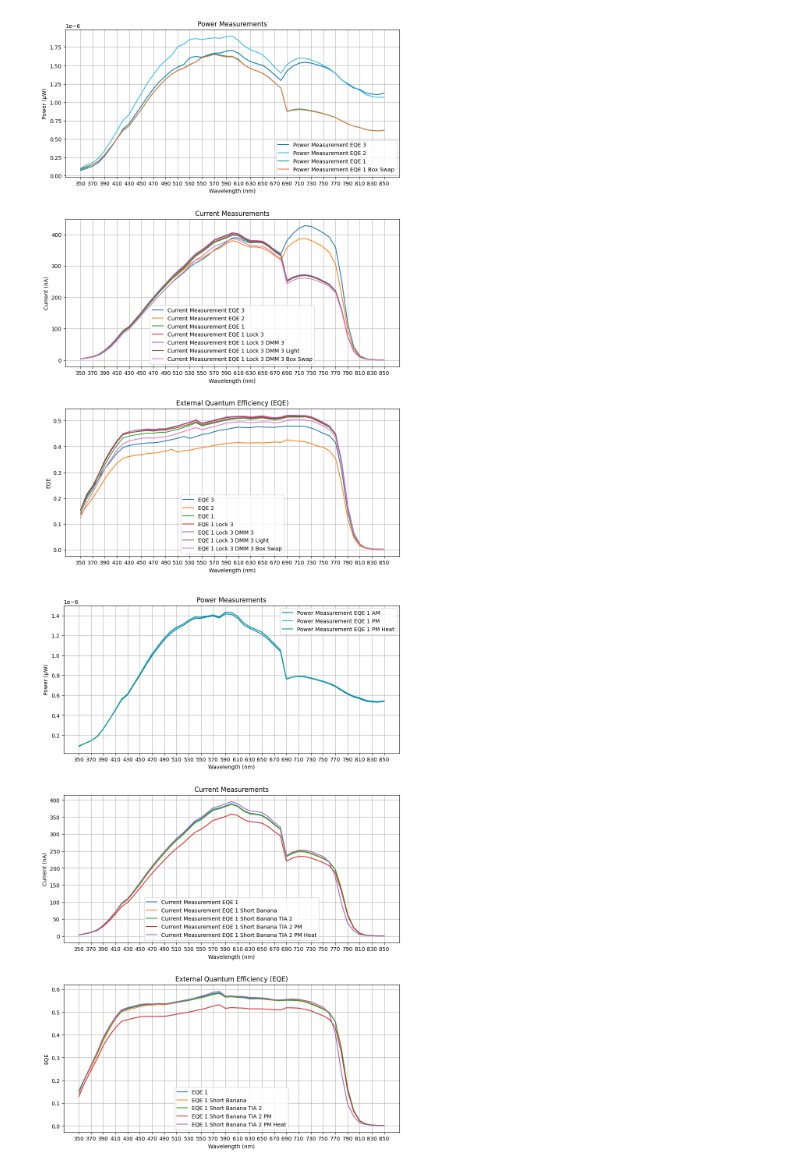
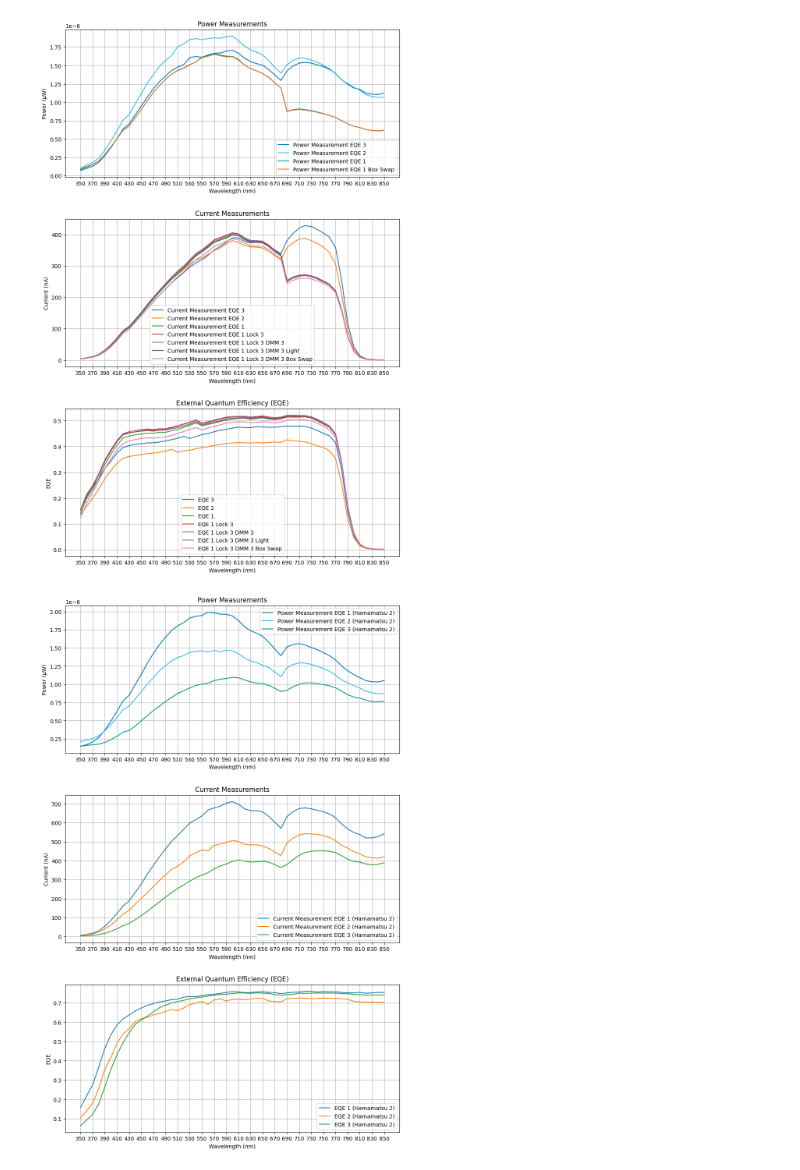
Before and after one commit to UCBoulder/PHYS-2150, a Jupyter notebook: eqe/scratch.ipynb, the cells around one changed output. Saved outputs shown, nothing was run; the diff lists cells and outputs as text; code cells hidden in the pictures.

```diff
--- a/eqe/scratch.ipynb
+++ b/eqe/scratch.ipynb
@@ -205,9 +205,10 @@ e = 1.602176634e-19  # Elementary charge (Coulombs)
 
 # List of power data files
 power_files = [
-    'c:/Users/krist/Documents/GitHub/PHYS-2150/eqe/data/20240920/eqe1-030-p3-pm1.csv',
-    'c:/Users/krist/Documents/GitHub/PHYS-2150/eqe/data/20240920/eqe1-030-p3-pm2-pm.csv',
-    'c:/Users/krist/Documents/GitHub/PHYS-2150/eqe/data/20240920/eqe1-030-p3-pm3-pm-heat-2.csv']
+    'c:/Users/krist/Documents/GitHub/PHYS-2150/eqe/data/20241003/hama/eqe1-hama2-pm1.csv',
+    'c:/Users/krist/Documents/GitHub/PHYS-2150/eqe/data/20241003/hama/eqe2-hama2-pm1.csv',
+    'c:/Users/krist/Documents/GitHub/PHYS-2150/eqe/data/20241003/hama/eqe3-hama2-pm1.csv'
+]
 
 # Read the power data from the CSV files
 power_data_dict = {f'power_{i+1}': pd.read_csv(file) for i, file in enumerate(power_files)}
@@ -216,11 +217,9 @@ power_data_dict = {f'power_{i+1}': pd.read_csv(file) for i, file in enumerate(po
 current_files = [
     #('c:/Users/krist/Documents/GitHub/PHYS-2150/eqe/data/20240918/eqe1-030-p3-cm1-jack.csv', 'power_1'),
     #('c:/Users/krist/Documents/GitHub/PHYS-2150/eqe/data/20240918/eqe2-030-p3-cm2-jack.csv', 'power_1'),
-    ('c:/Users/krist/Documents/GitHub/PHYS-2150/eqe/data/20240920/eqe1-030-p3-cm1.csv', 'power_1'),
-    ('c:/Users/krist/Documents/GitHub/PHYS-2150/eqe/data/20240920/eqe1-030-p3-cm2-short-banana.csv', 'power_1'),
-    ('c:/Users/krist/Documents/GitHub/PHYS-2150/eqe/data/20240920/eqe1-030-p3-cm2-short-banana-tia2.csv', 'power_1'),
-    ('c:/Users/krist/Documents/GitHub/PHYS-2150/eqe/data/20240920/eqe1-030-p3-cm3-short-banana-tia2-pm.csv', 'power_2'),
-    ('c:/Users/krist/Documents/GitHub/PHYS-2150/eqe/data/20240920/eqe1-030-p3-cm4-short-banana-tia2-pm-heat.csv', 'power_3')
+    ('c:/Users/krist/Documents/GitHub/PHYS-2150/eqe/data/20241003/hama/eqe1-hama2-cm1.csv', 'power_1'),
+    ('c:/Users/krist/Documents/GitHub/PHYS-2150/eqe/data/20241003/hama/eqe2-hama2-cm1.csv', 'power_2'),
+    ('c:/Users/krist/Documents/GitHub/PHYS-2150/eqe/data/20241003/hama/eqe3-hama2-cm1.csv', 'power_3')
     # ('c:/Users/krist/Documents/GitHub/PHYS-2150/eqe/data/20240919/eqe1-030-p3-cm1-jack.csv', 'power_3'),
     # ('c:/Users/krist/Documents/GitHub/PHYS-2150/eqe/data/20240919/eqe1-030-p3-cm2-jack-lock3.csv', 'power_3'),
     # ('c:/Users/krist/Documents/GitHub/PHYS-2150/eqe/data/20240919/eqe1-030-p3-cm2-jack-lock3-dmm3.csv', 'power_3'),
@@ -234,27 +233,23 @@ colors = ['#0077BB', '#33BBEE', '#009988', '#EE7733', '#CC3311']
 
 # Labels for the power curves
 power_labels = [
-    'Power Measurement EQE 1 AM',
-    'Power Measurement EQE 1 PM',
-    'Power Measurement EQE 1 PM Heat'
+    'Power Measurement EQE 1 (Hamamatsu 2)',
+    'Power Measurement EQE 2 (Hamamatsu 2)',
+    'Power Measurement EQE 3 (Hamamatsu 2)'
 ]
 
 # Labels for the current curves
 current_labels = [
-    'Current Measurement EQE 1',
-    'Current Measurement EQE 1 Short Banana',
-    'Current Measurement EQE 1 Short Banana TIA 2',
-    'Current Measurement EQE 1 Short Banana TIA 2 PM',
-    'Current Measurement EQE 1 Short Banana TIA 2 PM Heat'
+    'Current Measurement EQE 1 (Hamamatsu 2)',
+    'Current Measurement EQE 2 (Hamamatsu 2)',
+    'Current Measurement EQE 3 (Hamamatsu 2)'
 ]
 ''
 # Labels for the EQE curves
 eqe_labels = [
-    'EQE 1',
-    'EQE 1 Short Banana',
-    'EQE 1 Short Banana TIA 2',
-    'EQE 1 Short Banana TIA 2 PM',
-    'EQE 1 Short Banana TIA 2 PM Heat'
+    'EQE 1 (Hamamatsu 2)',
+    'EQE 2 (Hamamatsu 2)',
+    'EQE 3 (Hamamatsu 2)'
 ]
 
 # Plot the results
@@ -283,31 +278,31 @@ for i, (current_file, power_key) in enumerate(current_files):
     eqe = (current_data['Current (A)'] / power_data['Power (W)']) * (h * c / (e * wavelength_meters))
 
     # Plot Current Measurements
     axs[1].plot(current_data['Wavelength (nm)'], current_data['Current (A)'] * 1e9, label=current_labels[i % len(current_labels)])
 
     # Plot EQE
     axs[2].plot(current_data['Wavelength (nm)'], eqe, label=eqe_labels[i % len(eqe_labels)])
 
 # Set titles and labels for Current Measurements plot
 axs[1].set_title('Current Measurements')
 axs[1].set_xlabel('Wavelength (nm)')
 axs[1].set_ylabel('Current (nA)')
 axs[1].legend()
 axs[1].grid(True)
 axs[1].set_xticks(np.arange(min(current_data['Wavelength (nm)']), max(current_data['Wavelength (nm)']) + 1, 20))
 
 # Set titles and labels for EQE plot
 axs[2].set_title('External Quantum Efficiency (EQE)')
 axs[2].set_xlabel('Wavelength (nm)')
 axs[2].set_ylabel('EQE')
 axs[2].legend()
 axs[2].grid(True)
 axs[2].set_xticks(np.arange(min(current_data['Wavelength (nm)']), max(current_data['Wavelength (nm)']) + 1, 20))
 
 # Adjust layout with padding
 plt.tight_layout(pad=3.0)
 
 # Show the plot
 plt.show()
 # %% [output]
-[figure, old version]
+[figure, new version]
```
Also changed, not shown: parts of 1 cell of this notebook, 35 other files.
